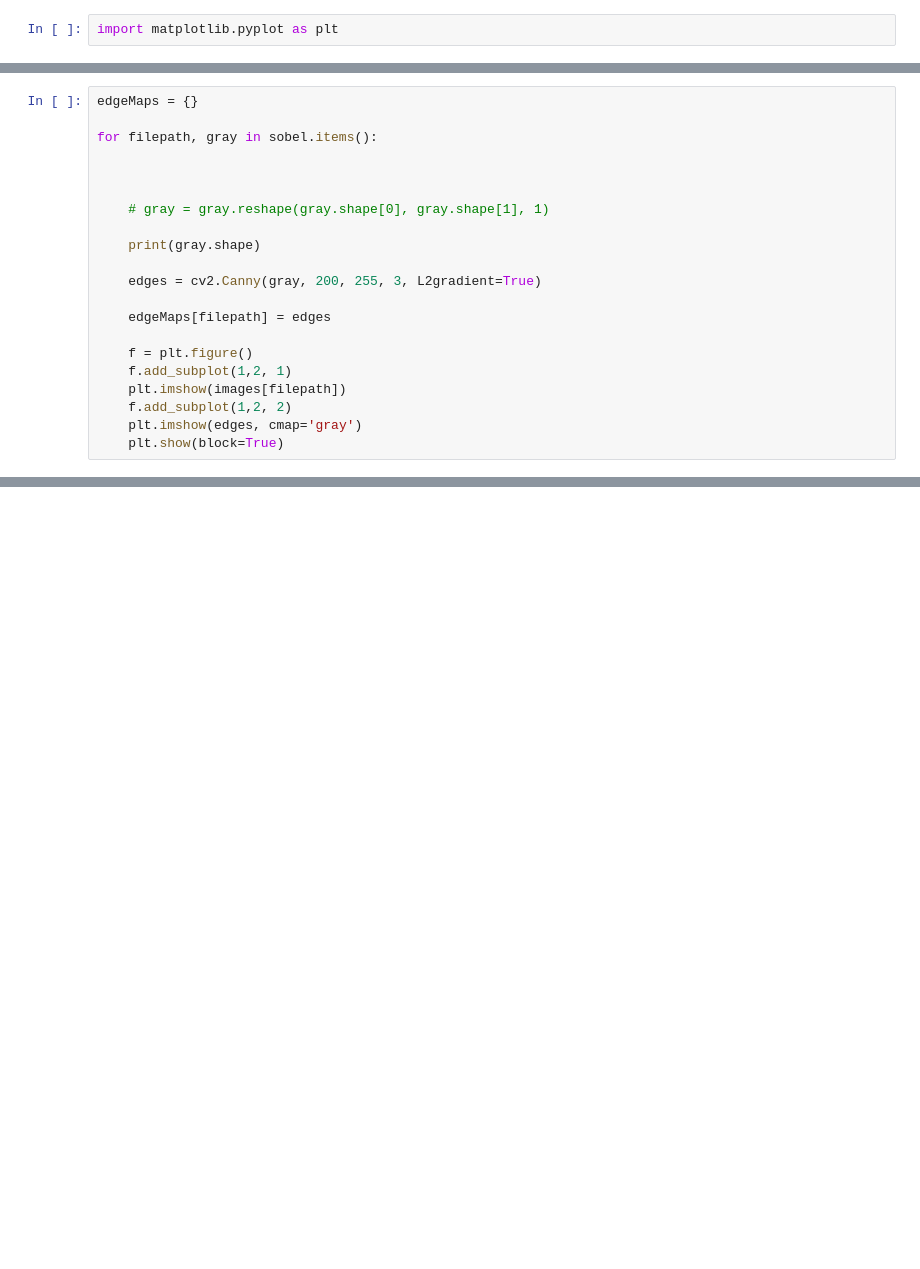
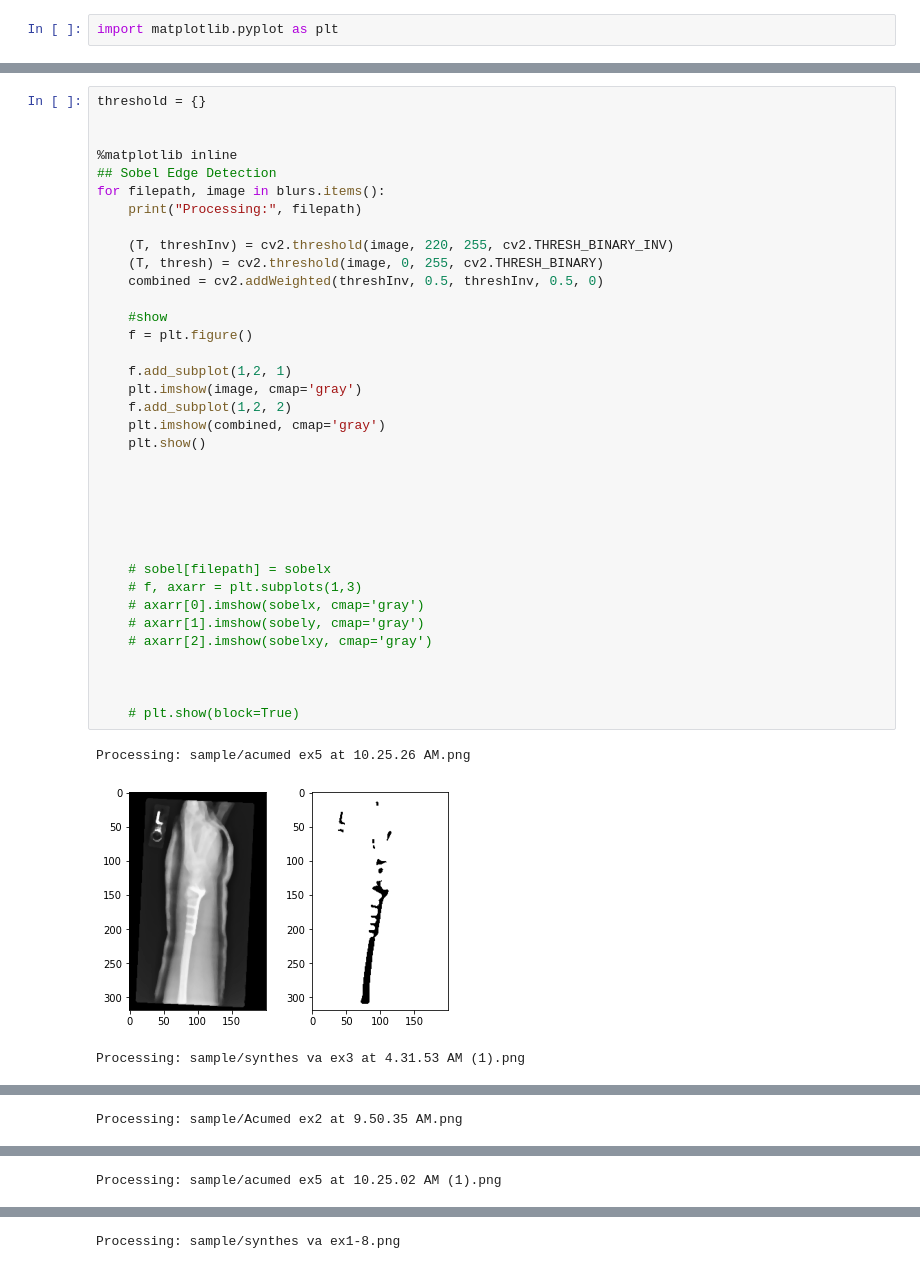
Before and after one commit to dmace2/distal-radius-implant-identifier, a Jupyter notebook: ML/preProcessing.ipynb, the cells around one changed output, grey strips where cells are left out. Cells and saved outputs as stored; diff of their text form; blank space fills up the shorter version.

```diff
--- a/ML/preProcessing.ipynb
+++ b/ML/preProcessing.ipynb
@@ -112,21 +113,40 @@ for filepath, image in blurs.items():
-# %%
-edgeMaps = {}
-
-for filepath, gray in sobel.items():
-
-
-
-    # gray = gray.reshape(gray.shape[0], gray.shape[1], 1)
-
-    print(gray.shape)
-
-    edges = cv2.Canny(gray, 200, 255, 3, L2gradient=True)
-
-    edgeMaps[filepath] = edges
-
-    f = plt.figure()
-    f.add_subplot(1,2, 1)
-    plt.imshow(images[filepath])
-    f.add_subplot(1,2, 2)
-    plt.imshow(edges, cmap='gray')
-    plt.show(block=True)
+# %%
+threshold = {}
+
+
+%matplotlib inline
+## Sobel Edge Detection
+for filepath, image in blurs.items():
+    print("Processing:", filepath)
+
+    (T, threshInv) = cv2.threshold(image, 220, 255, cv2.THRESH_BINARY_INV)
+    (T, thresh) = cv2.threshold(image, 0, 255, cv2.THRESH_BINARY)
+    combined = cv2.addWeighted(threshInv, 0.5, threshInv, 0.5, 0)
+
+    #show
+    f = plt.figure()
+
+    f.add_subplot(1,2, 1)
+    plt.imshow(image, cmap='gray')
+    f.add_subplot(1,2, 2)
+    plt.imshow(combined, cmap='gray')
+    plt.show()
+
+
+
+
+
+
+    # sobel[filepath] = sobelx
+    # f, axarr = plt.subplots(1,3)
+    # axarr[0].imshow(sobelx, cmap='gray')
+    # axarr[1].imshow(sobely, cmap='gray')
+    # axarr[2].imshow(sobelxy, cmap='gray')
+
+
+
+    # plt.show(block=True)
+# %% [output]
+Processing: sample/acumed ex5 at 10.25.26 AM.png
+[figure, added]
+Processing: sample/synthes va ex3 at 4.31.53 AM (1).png
@@ -132,0 +154 @@ for filepath, gray in sobel.items():
+Processing: sample/Acumed ex2 at 9.50.35 AM.png
@@ -132,0 +156 @@ for filepath, gray in sobel.items():
+Processing: sample/acumed ex5 at 10.25.02 AM (1).png
@@ -132,0 +158 @@ for filepath, gray in sobel.items():
+Processing: sample/synthes va ex1-8.png
```
Also changed, not shown: parts of 6 cells of this notebook, 1 other file.
